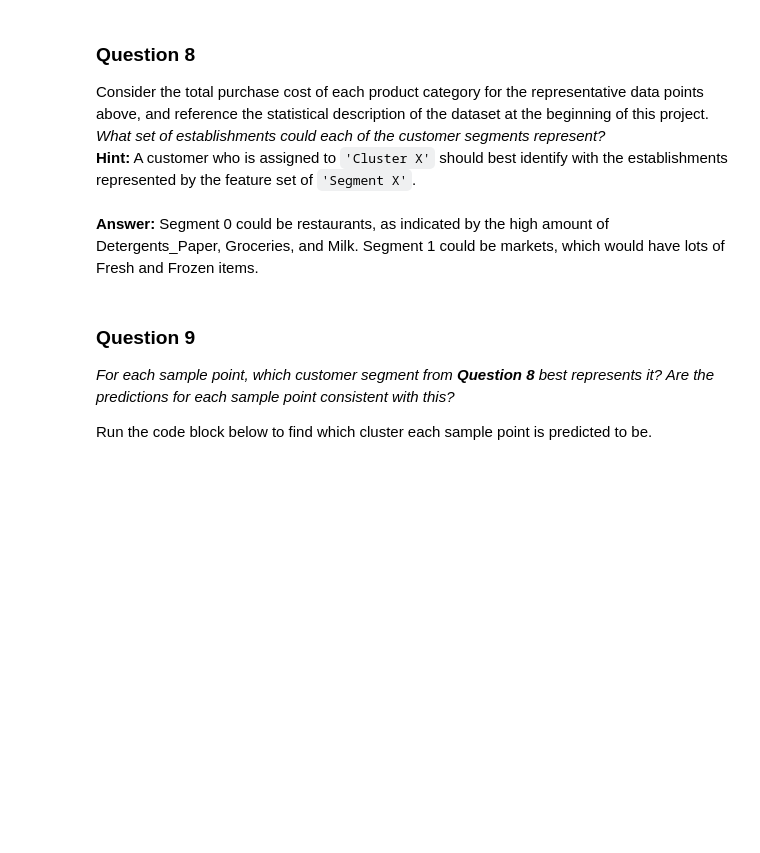
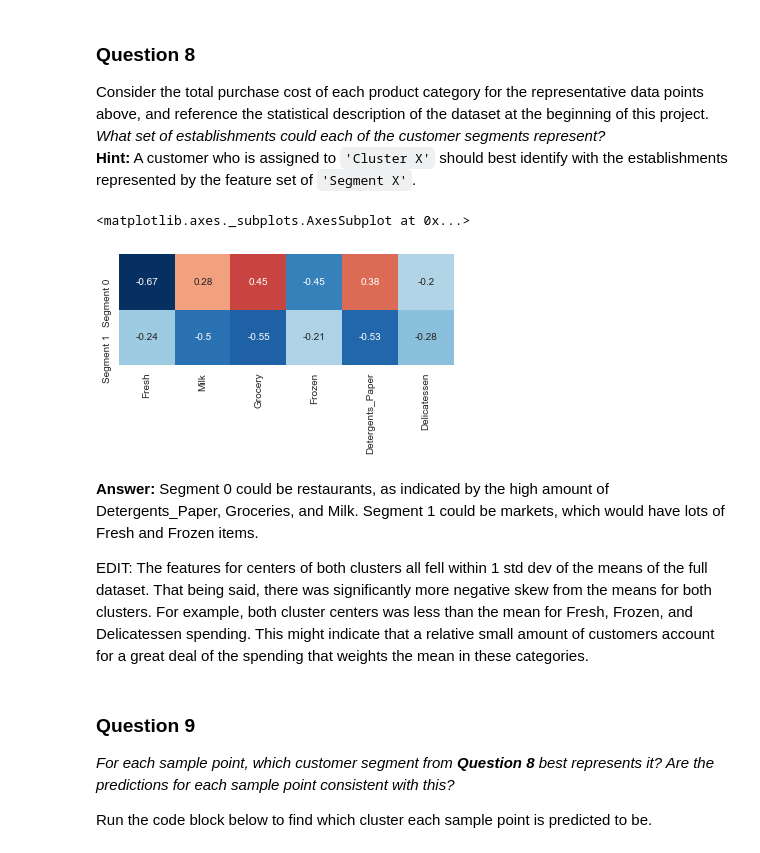
Before and after one commit to SeanJCasey/udacity-machine-learning, a Jupyter notebook: customer_segments/customer_segments.ipynb, the cells around one changed output. Cells and saved outputs as stored; diff of their text form; code cells hidden in the pictures; blank space fills up the shorter version.

Commit message:
2nd submission of customer_segments

```diff
--- a/customer_segments/customer_segments.ipynb
+++ b/customer_segments/customer_segments.ipynb
@@ -449,8 +465,17 @@ display(true_centers)
 ### Question 8
 Consider the total purchase cost of each product category for the representative data points above, and reference the statistical description of the dataset at the beginning of this project. *What set of establishments could each of the customer segments represent?*
 **Hint:** A customer who is assigned to `'Cluster X'` should best identify with the establishments represented by the feature set of `'Segment X'`.
+# %%
+import seaborn as sns
+
+sns.heatmap((true_centers-data.mean())/data.std(ddof=1), annot=True, cbar=False, square=True)
+# %% [output]
+<matplotlib.axes._subplots.AxesSubplot at 0x...>
+[figure, added]
 # %% [markdown]
 **Answer:** Segment 0 could be restaurants, as indicated by the high amount of Detergents_Paper, Groceries, and Milk. Segment 1 could be markets, which would have lots of Fresh and Frozen items.
+
+EDIT: The features for centers of both clusters all fell within 1 std dev of the means of the full dataset. That being said, there was significantly more negative skew from the means for both clusters. For example, both cluster centers was less than the mean for Fresh, Frozen, and Delicatessen spending. This might indicate that a relative small amount of customers account for a great deal of the spending that weights the mean in these categories.
 # %% [markdown]
 ### Question 9
 *For each sample point, which customer segment from* ***Question 8*** *best represents it? Are the predictions for each sample point consistent with this?*
```
Also changed, not shown: parts of 14 cells of this notebook, 1 other file.
